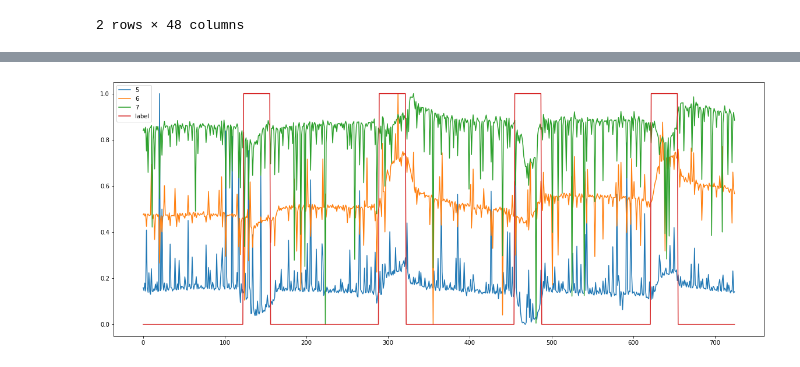
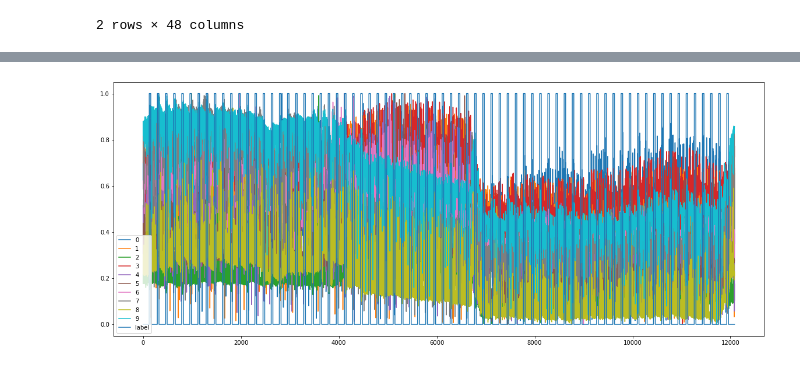
Before and after one commit to aramhyan/oqni-motorica-dataset-3, a Jupyter notebook: codes/eda.ipynb, the cells around one changed output, grey strips where cells are left out. Saved outputs shown, nothing was run; the diff lists cells and outputs as text; code cells hidden in the pictures.

```diff
--- a/codes/eda.ipynb
+++ b/codes/eda.ipynb
@@ -34,8 +56,8 @@ data.head(2)
 # %%
 X = data.drop(columns=['time_s', 'trigger'])
 y = data['trigger']
 y = y.shift(5).fillna(0)
 X = pd.DataFrame(MinMaxScaler().fit_transform(X))
-plot_channels(X, y, start=0.0, end=0.06 ,col_start=5, col_end=8, figsize=(20,8), plot_label=True)
+plot_channels(X, y, start=0.0, end=1.0 ,col_start=0, col_end=10, figsize=(20,8), plot_label=True)
 # %% [output]
-[figure, old version]
+[figure, new version]
```
Also changed, not shown: parts of 7 cells of this notebook.
